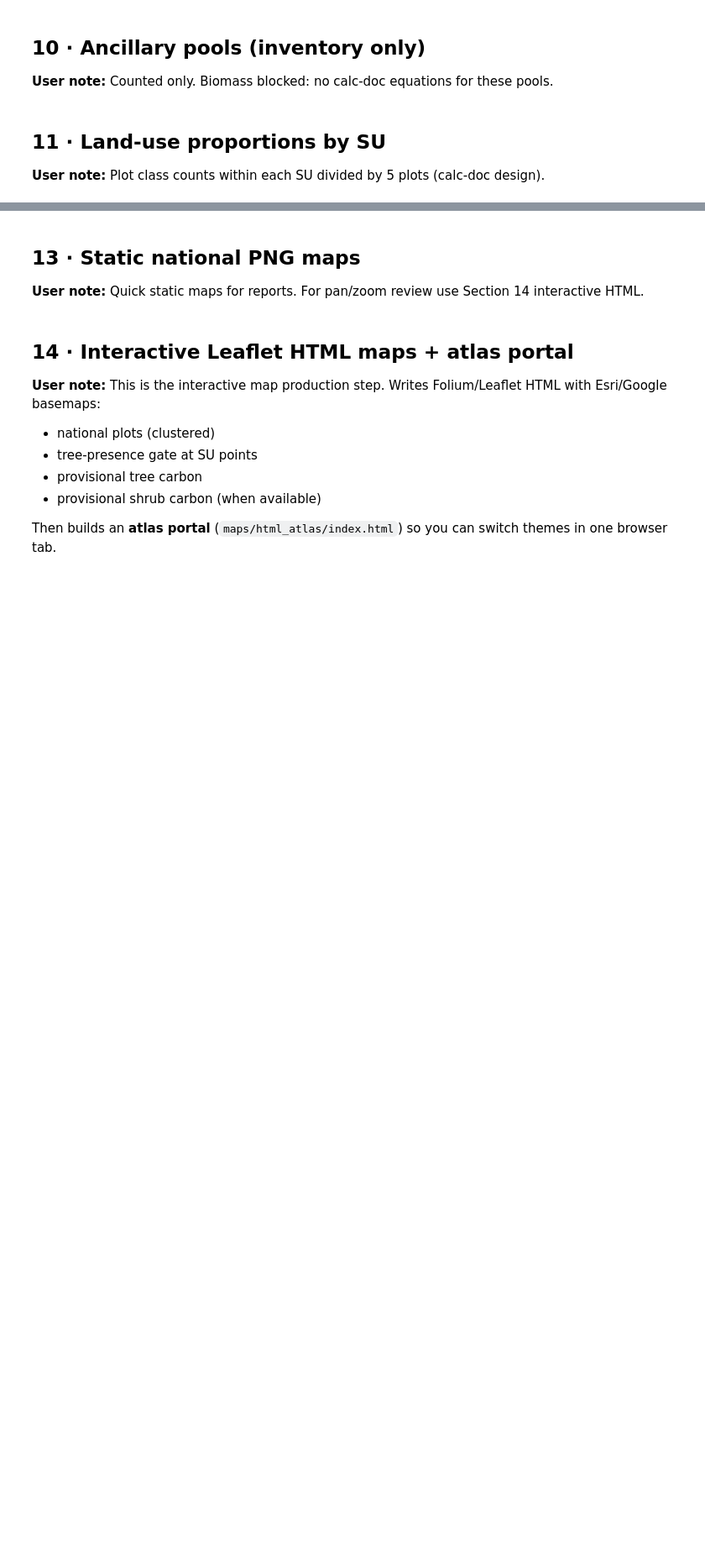
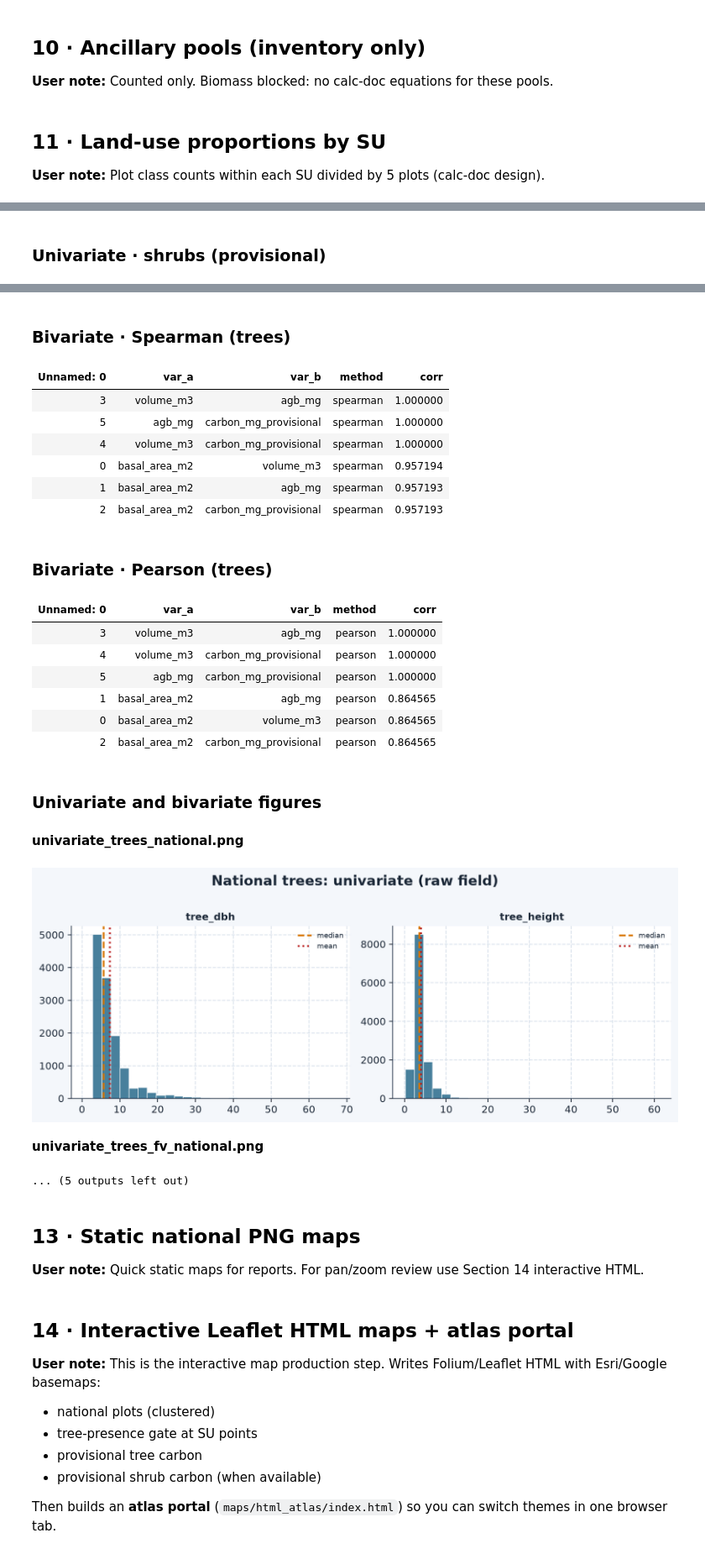
Before and after one commit to gabrielsanya-ops/NFI_Comprehensive_Expanded_V5, a Jupyter notebook: NFI_National_GeoPipeline_Guide_V5.ipynb, the cells around one changed output, grey strips where cells are left out. Shown at 84% size. Cells and saved outputs as stored; diff of their text form; code cells hidden in the pictures; blank space fills up the shorter version.

```diff
--- a/NFI_National_GeoPipeline_Guide_V5.ipynb
+++ b/NFI_National_GeoPipeline_Guide_V5.ipynb
@@ -474,0 +471,43 @@ for name, path in FIG_PATHS.items():
+# %%
+from nfi_datascience import bivariate_numeric
+
+ROLLED = aggregate_plot_su_metrics(TREE_M, SHRUB_M, LATTICE)
+ROLLED["plot_metrics"].to_csv(OUT / "validated" / "national_plot_biomass_sample.csv", index=False)
+ROLLED["su_metrics"].to_csv(OUT / "validated" / "national_su_biomass_sample.csv", index=False)
+
+# --- Univariate tables (also written for the HTML report) ---
+UNI_T = univariate_numeric(
+    TREE_M, [c for c in ["basal_area_m2", "volume_m3", "agb_mg", "carbon_mg_provisional", "co2eq_mg_provisional"] if c in TREE_M.columns]
+)
+UNI_S = univariate_numeric(
+    SHRUB_M, [c for c in ["mean_CD_m", "height_cm", "agb_mg", "carbon_mg_provisional"] if c in SHRUB_M.columns]
+)
+UNI_T.to_csv(OUT / "audit" / "univariate_national_trees_fv.csv", index=False)
+UNI_S.to_csv(OUT / "audit" / "univariate_national_shrubs_fv.csv", index=False)
+display(Markdown("### Univariate · trees (provisional FV)"))
+display(UNI_T)
+display(Markdown("### Univariate · shrubs (provisional)"))
+display(UNI_S)
+
+# --- Bivariate correlation tables ---
+eng_cols = [c for c in ["basal_area_m2", "volume_m3", "agb_mg", "carbon_mg_provisional"] if c in TREE_M.columns]
+BIV_S = bivariate_numeric(TREE_M, eng_cols, method="spearman") if len(eng_cols) >= 2 else pd.DataFrame()
+BIV_P = bivariate_numeric(TREE_M, eng_cols, method="pearson") if len(eng_cols) >= 2 else pd.DataFrame()
+eda_dir = OUT / "figures" / "national_eda"
+eda_dir.mkdir(parents=True, exist_ok=True)
+if len(BIV_S):
+    BIV_S.to_csv(eda_dir / "bivariate_spearman_trees_national.csv", index=False)
+    BIV_P.to_csv(eda_dir / "bivariate_pearson_trees_national.csv", index=False)
+    display(Markdown("### Bivariate · Spearman (trees)"))
+    display(BIV_S)
+    display(Markdown("### Bivariate · Pearson (trees)"))
+    display(BIV_P)
+
+# --- Figures inline ---
+FIG_PATHS = write_national_eda_figures(trees, TREE_M, SHRUB_M, eda_dir, CFG)
+display(Markdown("### Univariate and bivariate figures"))
+for name, path in FIG_PATHS.items():
+    print(name, "->", path)
+    if path and Path(path).exists():
+        display(Image(filename=str(path)))
+# %% [output]
@@ -474,0 +519 @@ for name, path in FIG_PATHS.items():
+### Univariate · shrubs (provisional)
@@ -475,3 +525,24 @@ for name, path in FIG_PATHS.items():
+### Bivariate · Spearman (trees)
+| Unnamed: 0 | var_a | var_b | method | corr |
+| 3 | volume_m3 | agb_mg | spearman | 1.000000 |
+| 5 | agb_mg | carbon_mg_provisional | spearman | 1.000000 |
+| 4 | volume_m3 | carbon_mg_provisional | spearman | 1.000000 |
+| 0 | basal_area_m2 | volume_m3 | spearman | 0.957194 |
+| 1 | basal_area_m2 | agb_mg | spearman | 0.957193 |
+| 2 | basal_area_m2 | carbon_mg_provisional | spearman | 0.957193 |
+### Bivariate · Pearson (trees)
+| Unnamed: 0 | var_a | var_b | method | corr |
+| 3 | volume_m3 | agb_mg | pearson | 1.000000 |
+| 4 | volume_m3 | carbon_mg_provisional | pearson | 1.000000 |
+| 5 | agb_mg | carbon_mg_provisional | pearson | 1.000000 |
+| 1 | basal_area_m2 | agb_mg | pearson | 0.864565 |
+| 0 | basal_area_m2 | volume_m3 | pearson | 0.864565 |
+| 2 | basal_area_m2 | carbon_mg_provisional | pearson | 0.864565 |
+### Univariate and bivariate figures
+**univariate_trees_national.png**
+[figure, added]
+**univariate_trees_fv_national.png**
+... (5 outputs left out)
 # %% [markdown]
 <a id="s13"></a>
 ## 13 · Static national PNG maps
```
Also changed, not shown: parts of 11 cells of this notebook, 3 other files.
